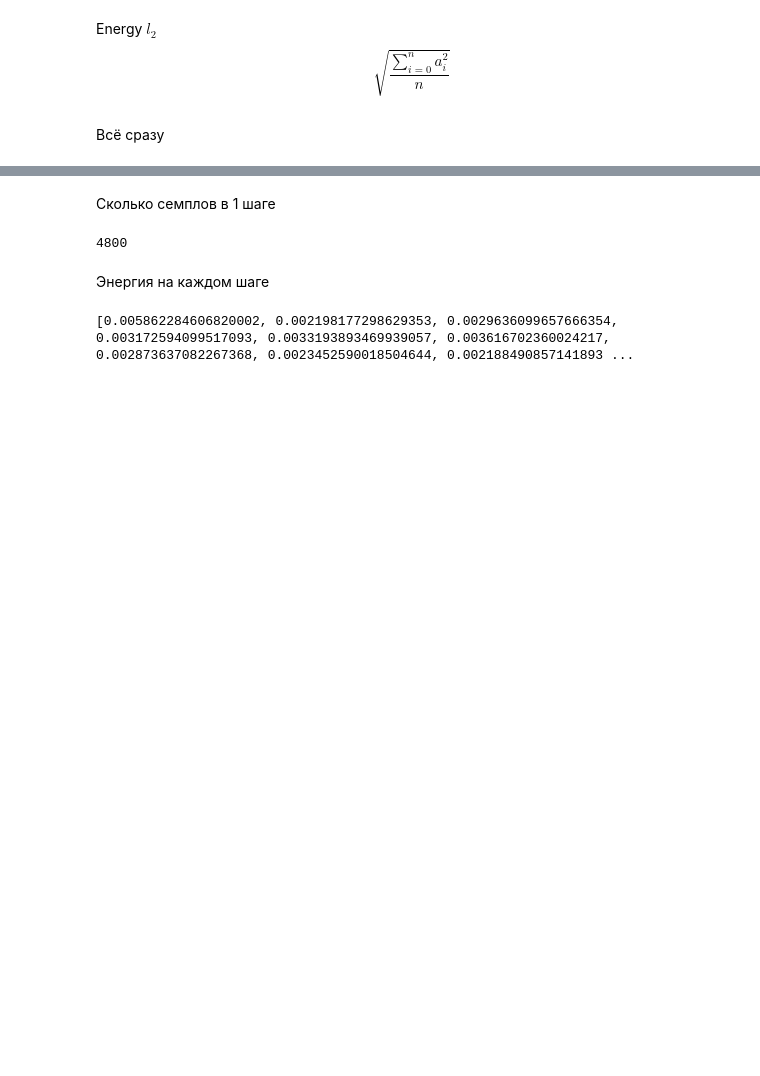
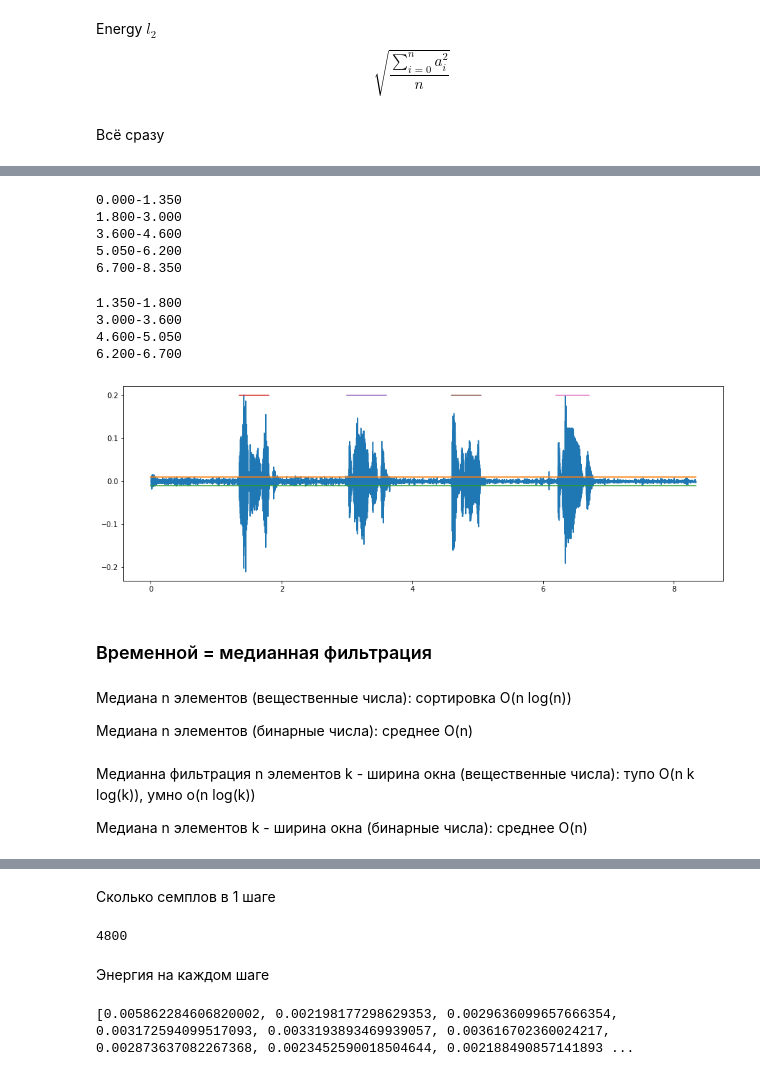
Before and after one commit to Alien-kz/digit_recognition, a Jupyter notebook: audio_intro.ipynb, the cells around one changed output, grey strips where cells are left out. Saved outputs shown, nothing was run; the diff lists cells and outputs as text; code cells hidden in the pictures; blank space fills up the shorter version.

Commit message:
медиана

```diff
--- a/audio_intro.ipynb
+++ b/audio_intro.ipynb
@@ -268,0 +297,5 @@ for seg in segments:
+# %%
+for seg in segments:
+    start_sec = seg.start * segment_hop_sec
+    stop_sec = seg.stop * segment_hop_sec
+    print(f"{start_sec:.3f}-{stop_sec:.3f}")
@@ -268,0 +309,5 @@ for seg in segments:
+# %%
+for seg in silence_segments:
+    start_sec = seg.start * segment_hop_sec
+    stop_sec = seg.stop * segment_hop_sec
+    print(f"{start_sec:.3f}-{stop_sec:.3f}")
@@ -268,0 +322,42 @@ for seg in segments:
+# %%
+for seg in new_silence_segments:
+    start_sec = seg.start * segment_hop_sec
+    stop_sec = seg.stop * segment_hop_sec
+    print(f"{start_sec:.3f}-{stop_sec:.3f}")
+# %% [output]
+0.000-1.350
+1.800-3.000
+3.600-4.600
+5.050-6.200
+6.700-8.350
+# %%
+for seg in new_speech_segments:
+    start_sec = seg.start * segment_hop_sec
+    stop_sec = seg.stop * segment_hop_sec
+    print(f"{start_sec:.3f}-{stop_sec:.3f}")
+# %% [output]
+1.350-1.800
+3.000-3.600
+4.600-5.050
+6.200-6.700
+# %%
+plt.figure(figsize=(15,5))
+plt.plot(np.arange(audio.shape[0]) / sample_rate, audio / 32768)
+plt.plot([0, end_sec], [vad_threshold, vad_threshold])
+plt.plot([0, end_sec], [-vad_threshold, -vad_threshold])
+for seg in new_speech_segments:
+    start_sec = seg.start * segment_hop_sec
+    stop_sec = seg.stop * segment_hop_sec
+    plt.plot([start_sec, stop_sec], [0.2, 0.2])
+# %% [output]
+[figure, added]
+# %% [markdown]
+### Временной = медианная фильтрация
+# %% [markdown]
+Медиана n элементов (вещественные числа): сортировка O(n log(n))
+
+Медиана n элементов (бинарные числа): среднее O(n)
+# %% [markdown]
+Медианна фильтрация n элементов k - ширина окна (вещественные числа): тупо O(n k log(k)), умно o(n log(k))
+
+Медиана n элементов k - ширина окна (бинарные числа): среднее O(n)
```
Also changed, not shown: parts of 18 cells of this notebook, 1 other file.
